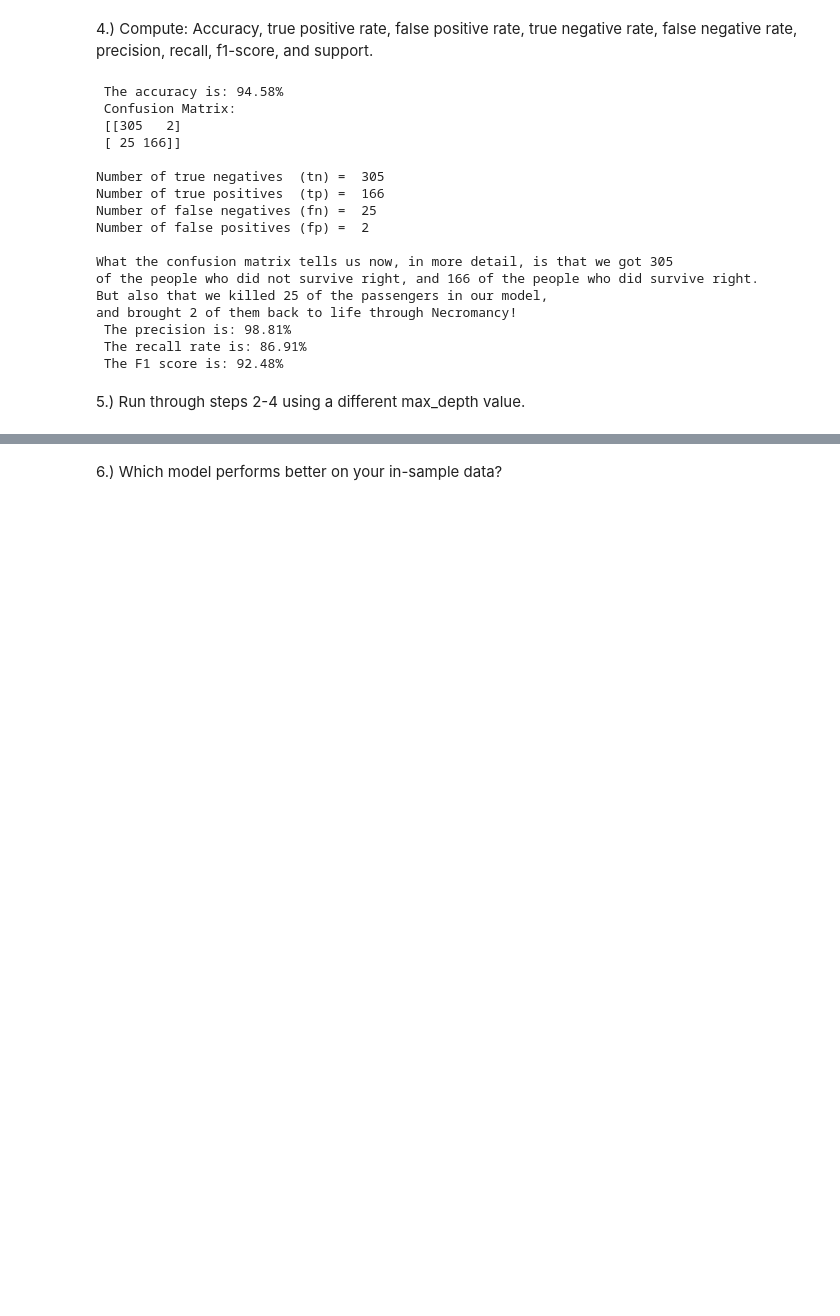
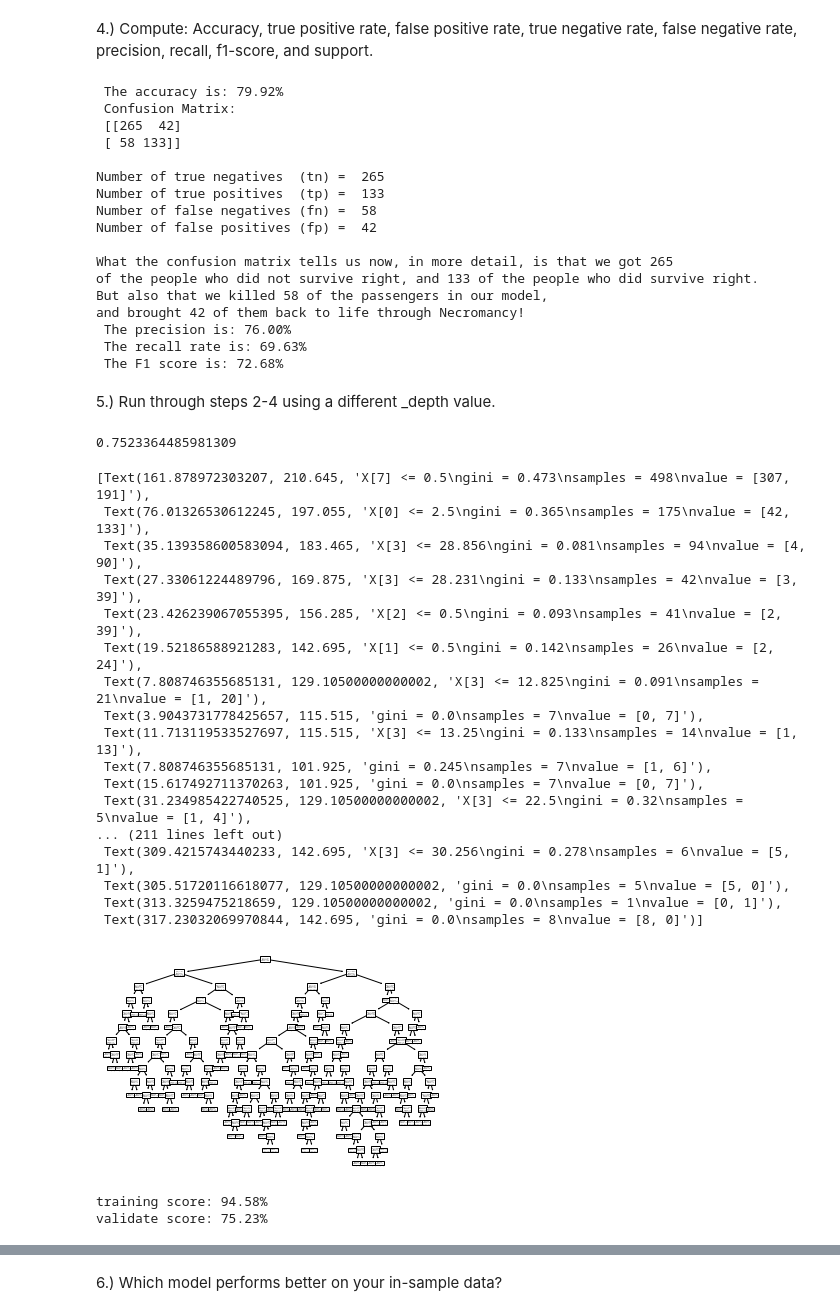
Before and after one commit to nicholas-dougherty/classification-exercises, a Jupyter notebook: model.ipynb, the cells around one changed output, grey strips where cells are left out. Saved outputs shown, nothing was run; the diff lists cells and outputs as text; code cells hidden in the pictures; blank space fills up the shorter version.

```diff
--- a/model.ipynb
+++ b/model.ipynb
@@ -144,11 +153,11 @@ print("Number of true positives  (tp) = ",tp)
 print("Number of false negatives (fn) = ",fn)
 print("Number of false positives (fp) = ",fp)
 
-print("""
-What the confusion matrix tells us now, in more detail, is that we got 305
-of the people who did not survive right, and 166 of the people who did survive right.
-But also that we killed 25 of the passengers in our model,
-and brought 2 of them back to life through Necromancy!""")
+print(f"""
+What the confusion matrix tells us now, in more detail, is that we got {tn}
+of the people who did not survive right, and {tp} of the people who did survive right.
+But also that we killed {fn} of the passengers in our model,
+and brought {fp} of them back to life through Necromancy!""")
 #precision
 pre = sklearn.metrics.precision_score(y_train,y_pred)
 print(f' The precision is: {pre:.2%}')
@@ -170,22 +179,53 @@ print(f' The F1 score is: {f1:.2%}')
 #
 #print(FP, FN, TP, TN)
 # %% [output]
- The accuracy is: 94.58%
+ The accuracy is: 79.92%
  Confusion Matrix:
- [[305   2]
- [ 25 166]]
+ [[265  42]
+ [ 58 133]]
 
-Number of true negatives  (tn) =  305
-Number of true positives  (tp) =  166
-Number of false negatives (fn) =  25
-Number of false positives (fp) =  2
+Number of true negatives  (tn) =  265
+Number of true positives  (tp) =  133
+Number of false negatives (fn) =  58
+Number of false positives (fp) =  42
 
-What the confusion matrix tells us now, in more detail, is that we got 305
-of the people who did not survive right, and 166 of the people who did survive right.
-But also that we killed 25 of the passengers in our model,
-and brought 2 of them back to life through Necromancy!
- The precision is: 98.81%
- The recall rate is: 86.91%
- The F1 score is: 92.48%
+What the confusion matrix tells us now, in more detail, is that we got 265
+of the people who did not survive right, and 133 of the people who did survive right.
+But also that we killed 58 of the passengers in our model,
+and brought 42 of them back to life through Necromancy!
+ The precision is: 76.00%
+ The recall rate is: 69.63%
+ The F1 score is: 72.68%
 # %% [markdown]
-5.) Run through steps 2-4 using a different max_depth value.
+5.) Run through steps 2-4 using a different _depth value.
+# %%
+model2 = DecisionTreeClassifier(max_depth = 30)
+model2.fit(X_train, y_train)
+print(model2.score(X_validate,y_validate))
+plot_tree(model2)
+# %% [output]
+0.7523364485981309
+[Text(161.878972303207, 210.645, 'X[7] <= 0.5\ngini = 0.473\nsamples = 498\nvalue = [307, 191]'),
+ Text(76.01326530612245, 197.055, 'X[0] <= 2.5\ngini = 0.365\nsamples = 175\nvalue = [42, 133]'),
+ Text(35.139358600583094, 183.465, 'X[3] <= 28.856\ngini = 0.081\nsamples = 94\nvalue = [4, 90]'),
+ Text(27.33061224489796, 169.875, 'X[3] <= 28.231\ngini = 0.133\nsamples = 42\nvalue = [3, 39]'),
+ Text(23.426239067055395, 156.285, 'X[2] <= 0.5\ngini = 0.093\nsamples = 41\nvalue = [2, 39]'),
+ Text(19.52186588921283, 142.695, 'X[1] <= 0.5\ngini = 0.142\nsamples = 26\nvalue = [2, 24]'),
+ Text(7.808746355685131, 129.10500000000002, 'X[3] <= 12.825\ngini = 0.091\nsamples = 21\nvalue = [1, 20]'),
+ Text(3.9043731778425657, 115.515, 'gini = 0.0\nsamples = 7\nvalue = [0, 7]'),
+ Text(11.713119533527697, 115.515, 'X[3] <= 13.25\ngini = 0.133\nsamples = 14\nvalue = [1, 13]'),
+ Text(7.808746355685131, 101.925, 'gini = 0.245\nsamples = 7\nvalue = [1, 6]'),
+ Text(15.617492711370263, 101.925, 'gini = 0.0\nsamples = 7\nvalue = [0, 7]'),
+ Text(31.234985422740525, 129.10500000000002, 'X[3] <= 22.5\ngini = 0.32\nsamples = 5\nvalue = [1, 4]'),
+... (211 lines left out)
+ Text(309.4215743440233, 142.695, 'X[3] <= 30.256\ngini = 0.278\nsamples = 6\nvalue = [5, 1]'),
+ Text(305.51720116618077, 129.10500000000002, 'gini = 0.0\nsamples = 5\nvalue = [5, 0]'),
+ Text(313.3259475218659, 129.10500000000002, 'gini = 0.0\nsamples = 1\nvalue = [0, 1]'),
+ Text(317.23032069970844, 142.695, 'gini = 0.0\nsamples = 8\nvalue = [8, 0]')]
+[figure, added]
+# %%
+print(f'training score: {model2.score(X_train, y_train):.2%}')
+print(f'validate score: {model2.score(X_validate, y_validate):.2%}')
+# %% [output]
+training score: 94.58%
+validate score: 75.23%
```
Also changed, not shown: parts of 24 cells of this notebook, 1 other file.
